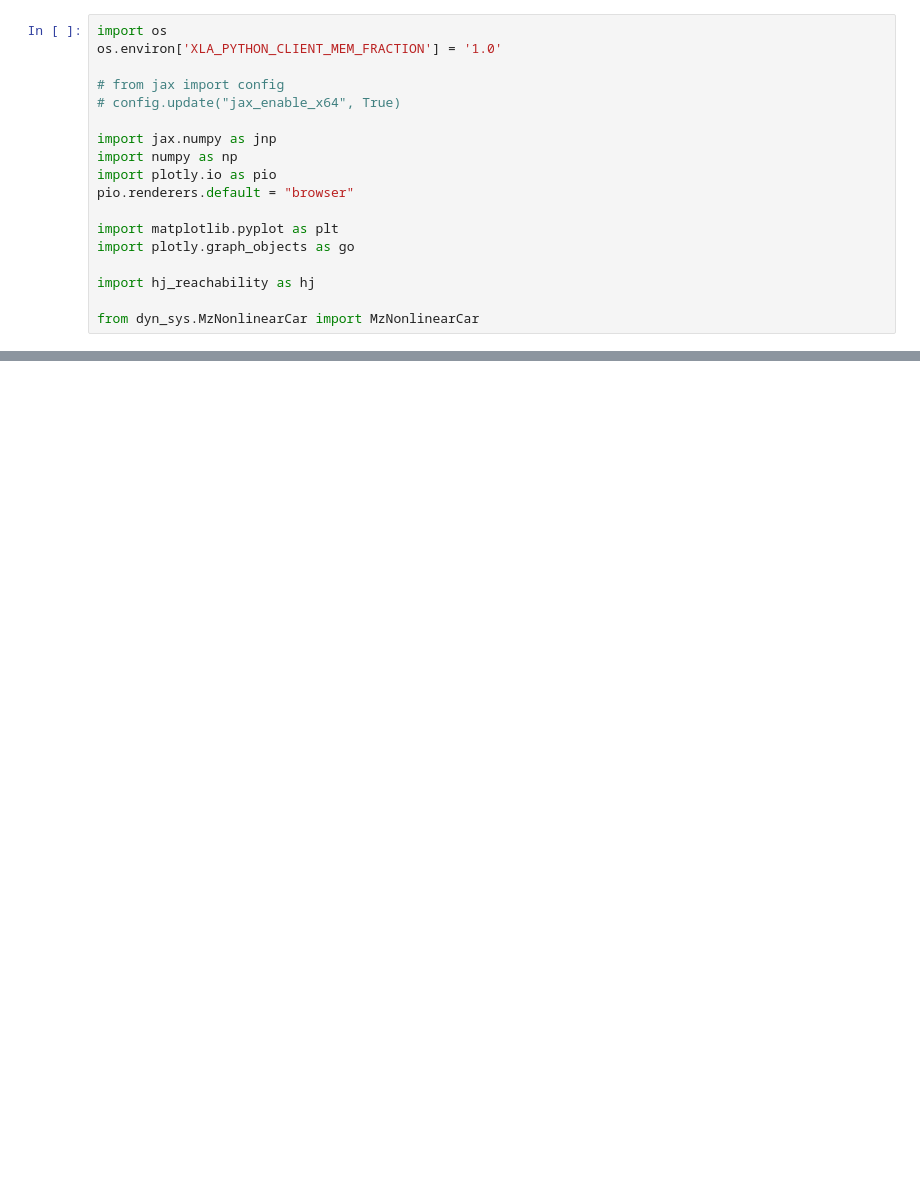
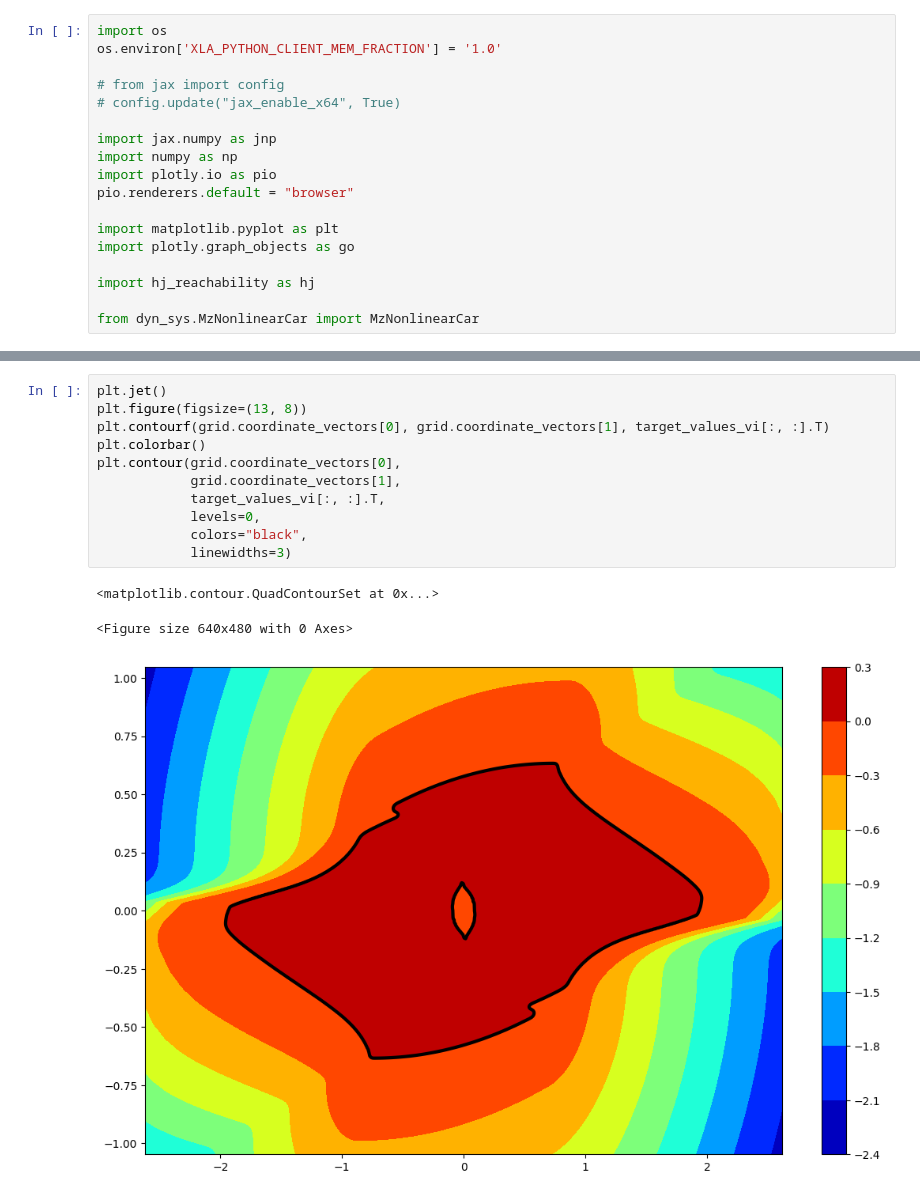
Before and after one commit to Extrabartek/cvbf_safety_filter, a Jupyter notebook: mz_hj_calc.ipynb, the cells around one changed output, grey strips where cells are left out. Saved outputs shown, nothing was run; the diff lists cells and outputs as text; blank space fills up the shorter version.

```diff
--- a/mz_hj_calc.ipynb
+++ b/mz_hj_calc.ipynb
@@ -67 +77,16 @@ plt.contour(grid.coordinate_vectors[0],
+# %%
+plt.jet()
+plt.figure(figsize=(13, 8))
+plt.contourf(grid.coordinate_vectors[0], grid.coordinate_vectors[1], target_values_vi[:, :].T)
+plt.colorbar()
+plt.contour(grid.coordinate_vectors[0],
+            grid.coordinate_vectors[1],
+            target_values_vi[:, :].T,
+            levels=0,
+            colors="black",
+            linewidths=3)
+# %% [output]
+<matplotlib.contour.QuadContourSet at 0x...>
+<Figure size 640x480 with 0 Axes>
+[figure, added]
 # %%
```
Also changed, not shown: parts of 7 cells of this notebook, 1 other file.
